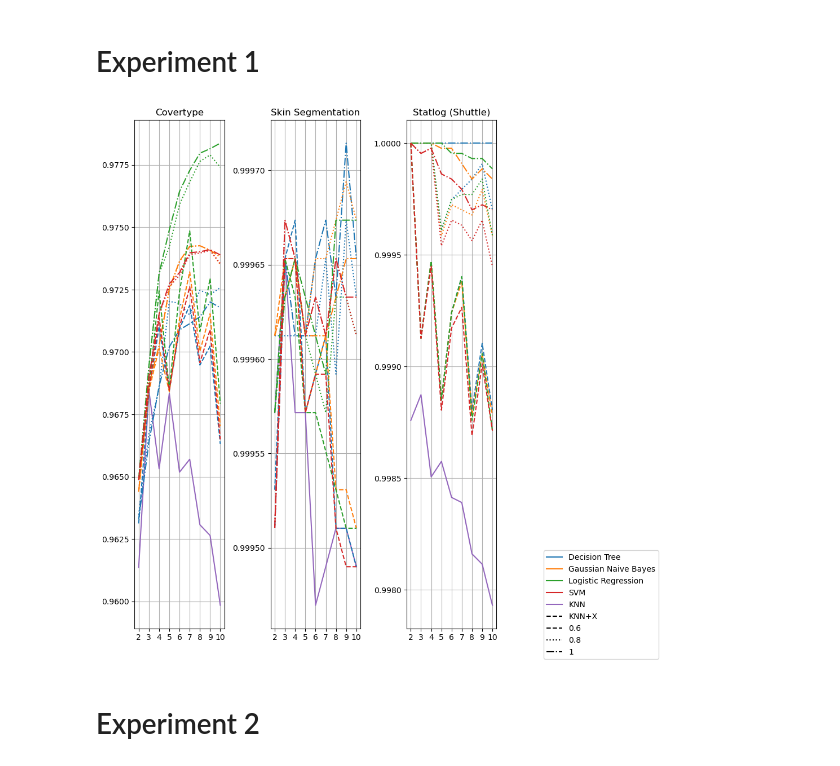
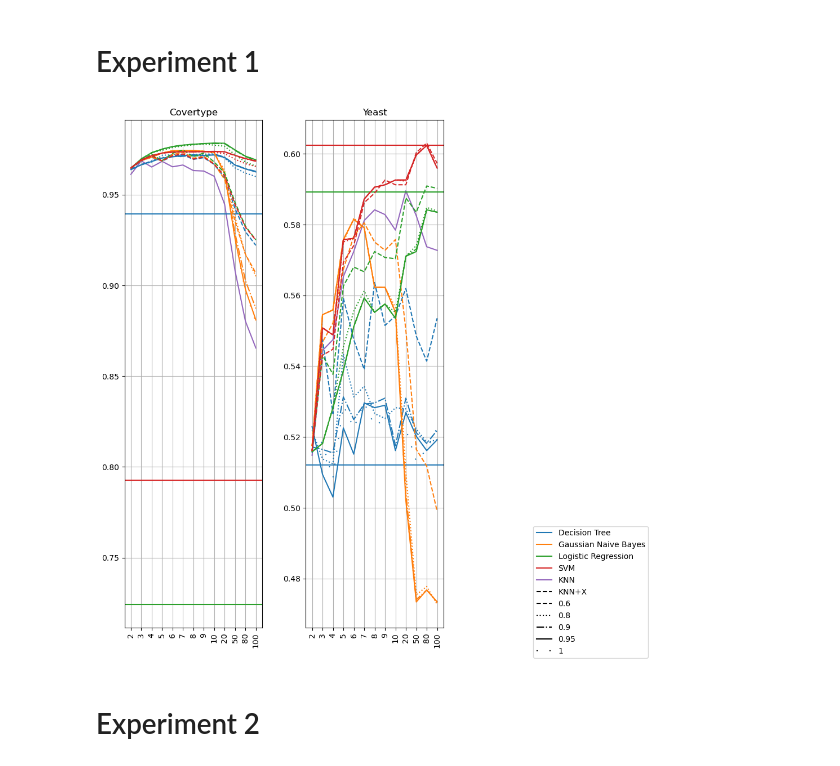
Before and after one commit to danigil/KNN-X, a Jupyter notebook: plot_results.ipynb, the cells around one changed output. Drawn from its saved outputs; the diff is of its cells as text; code cells hidden in the pictures.

Commit message:
changed experiment main code and plot results notebook

```diff
--- a/plot_results.ipynb
+++ b/plot_results.ipynb
@@ -11,7 +11,7 @@ import matplotlib.lines as mlines
 
 from math import ceil
 
-ret = ret_avg_results(datasets=['covertype', 'statlog', 'skin'])
+ret = ret_avg_results(datasets=['covertype', 'yeast'])
 datasets = ret.keys()
 
 col_amount = min(3, len(datasets)+1)
@@ -86,40 +86,41 @@ for i, dataset in enumerate(sorted(datasets)):
 
     #print(i%len(datasets))
     #print(len(datasets))
     curr_ax = axs[i//col_amount, i%col_amount]
 
     # curr_ax.set_yscale("logit")
 
     curr_ax.set_title(f"{dataset_map[dataset]}")
     curr_ax.plot(default_k_ticks, baseline_knn, label="KNN", linestyle='solid', color=colors[len(clfs)])
-    curr_ax.set_xticks(default_k_ticks, ks)
+    curr_ax.set_xticks(default_k_ticks, ks, rotation=90)
+
     curr_ax.grid(True)
 
-    # for (iclf, clf) in enumerate(clfs):
-    #     if 'gaussian' in clf.lower():
-    #         continue
-        # curr_ax.axhline(y=baseline[iclf], label=f'{clf}', color=colors[iclf%len(clfs)], linestyle='solid')
+    for (iclf, clf) in enumerate(clfs):
+        if 'gaussian' in clf.lower():
+            continue
+        curr_ax.axhline(y=baseline[iclf], label=f'{clf}', color=colors[iclf%len(clfs)], linestyle='solid')
 
-    line_styles = ['dashed', 'dotted', 'dashdot']
+    line_styles = ['dashed', 'dotted', 'dashdot', 'solid', (0, (1,10))]
     patches_t = [mlines.Line2D(xdata=[0], ydata=[0], color='black', linestyle=line_styles[i%len(thresholds)], label=threshold) for i,threshold in enumerate(thresholds)]
 
     for (iclf, clf), (it, threshold) in product(enumerate(clfs), enumerate(thresholds)):
         # if threshold != 1.0:
         #     continue
 
         curr = smart[iclf, it]
         curr_ax.plot(default_k_ticks, curr, color=colors[iclf%len(clfs)], linestyle=line_styles[it])
 
 fig.legend(handles=handles+patches_t, loc='lower right')
 plt.show()
     # ax = axs[i]
 
     # ax.set_title(dataset)
     # ax.set_xlabel('Number of features')
     # ax.set_ylabel('Accuracy')
     # ax.legend()
 # %% [output]
-[figure, old version]
+[figure, new version]
 # %% [markdown]
 # Experiment 2
 # %%
```
Also changed, not shown: 1 other file.
